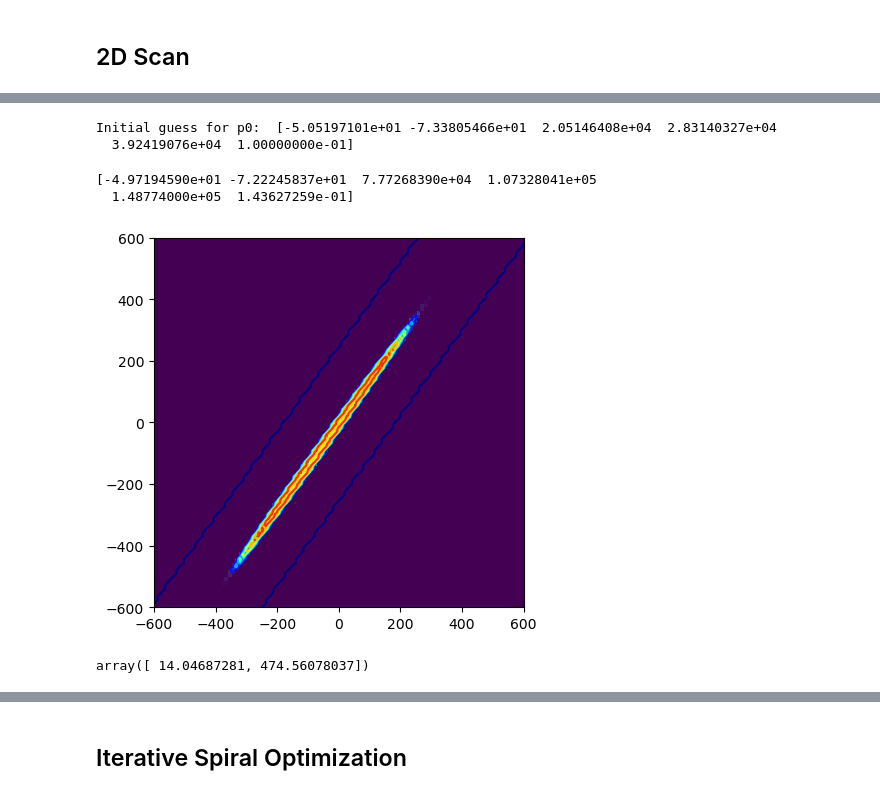
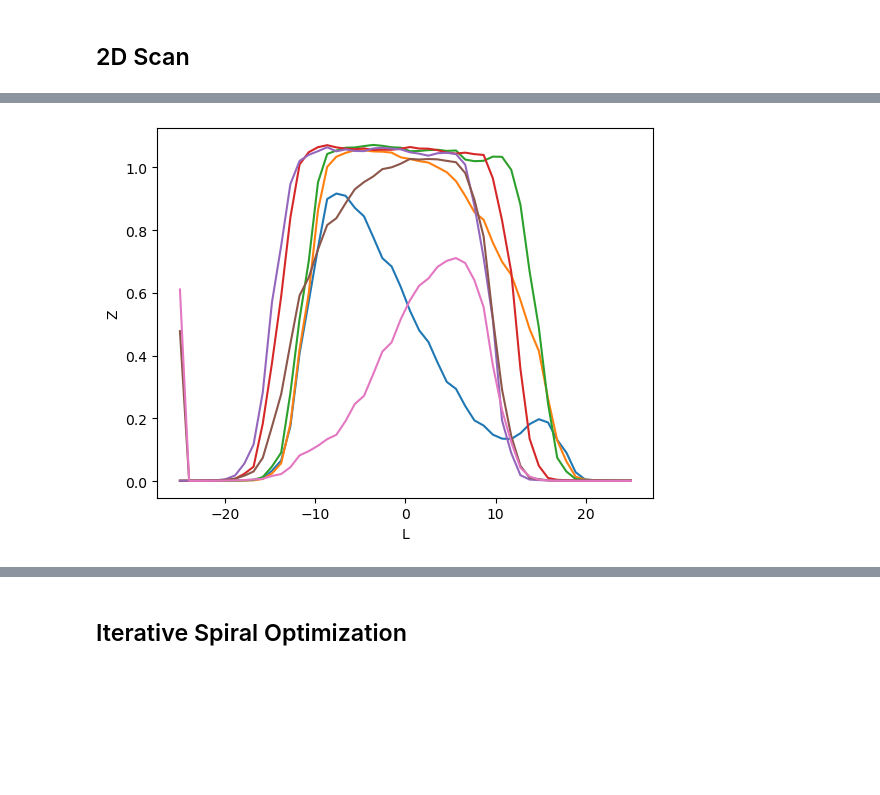
Before and after one commit to Stockholm254/servotest, a Jupyter notebook: src/expctl/servers/servoaligner/servocomp.ipynb, the cells around one changed output, grey strips where cells are left out. Saved outputs shown, nothing was run; the diff lists cells and outputs as text; code cells hidden in the pictures; blank space fills up the shorter version.

```diff
--- a/src/expctl/servers/servoaligner/servocomp.ipynb
+++ b/src/expctl/servers/servoaligner/servocomp.ipynb
@@ -93 +118,4 @@ ZERO_YYDOT_1 = [-6.93742197e+01 ,3.48430647e+01,-9.18508692e+01,-4.93558643e+01,
+# %%
+def slope2perpvec(slope):
+    return np.array([slope,-1])
 # %%
@@ -108,3 +160,3 @@ X,Y,Z = motor_2d_scan(N_pts,SCAN_RANGE,servos,cf,accept_func=accept_func_XXDOT_1
 # %%
-servos.home()
+servos.set_zero()
 # %% [output]
@@ -114,8 +179,0 @@ np.savez("/home/rydpiservo/servodata/servosetup/scan_clip_XXDOT_1.npz",X=X,Y=Y,Z
-# %%
-accept_func = accept_func_XXDOT_1
-Zacc = np.zeros_like(X)
-for i in range(N_pts):
-    for j in range(N_pts):
-        x,y = X[i,j], Y[i,j]
-        Zacc[i,j]=int(accept_func([x,y]))
-plt.matshow(Zacc*0.3+Z)
@@ -125,15 +180,12 @@ plt.matshow(Zacc*0.3+Z)
-# %%
-popt=fit_and_plot_smooth_heaviside(X,Y,Z)
-print(popt)
-# %% [output]
-Initial guess for p0:  [-5.05197101e+01 -7.33805466e+01  2.05146408e+04  2.83140327e+04
-  3.92419076e+04  1.00000000e-01]
-[-4.97194590e+01 -7.22245837e+01  7.77268390e+04  1.07328041e+05
-  1.48774000e+05  1.43627259e-01]
-[figure, removed]
-# %%
-cov = np.array([[popt[2],popt[3]],[popt[3],popt[4]]])
-eigvals, eigvecs = np.linalg.eig(cov)
-np.sqrt(eigvals)
-# %% [output]
-array([ 14.04687281, 474.56078037])
+# %%
+N_pts = 50
+POS_MASK = B_X_XDOT_MASK
+SCAN_RANGE = 25
+data=[]
+for i in range(-3,4):
+    zero = np.array([0,0,0,0,i*100,0,-67*i,0])
+    cf = lambda para: callback_func(para,pos_mask=POS_MASK,zero=zero)
+    vec = slope2perpvec(-0.67)
+    L,Z = motor_1d_scan(N_pts,SCAN_RANGE,vec,servos,cf)
+    data.append((i,L,Z))
+# %% [output]
@@ -139,0 +206 @@ array([ 14.04687281, 474.56078037])
+[figure, added]
```
Also changed, not shown: parts of 30 cells of this notebook, 18 other files.
